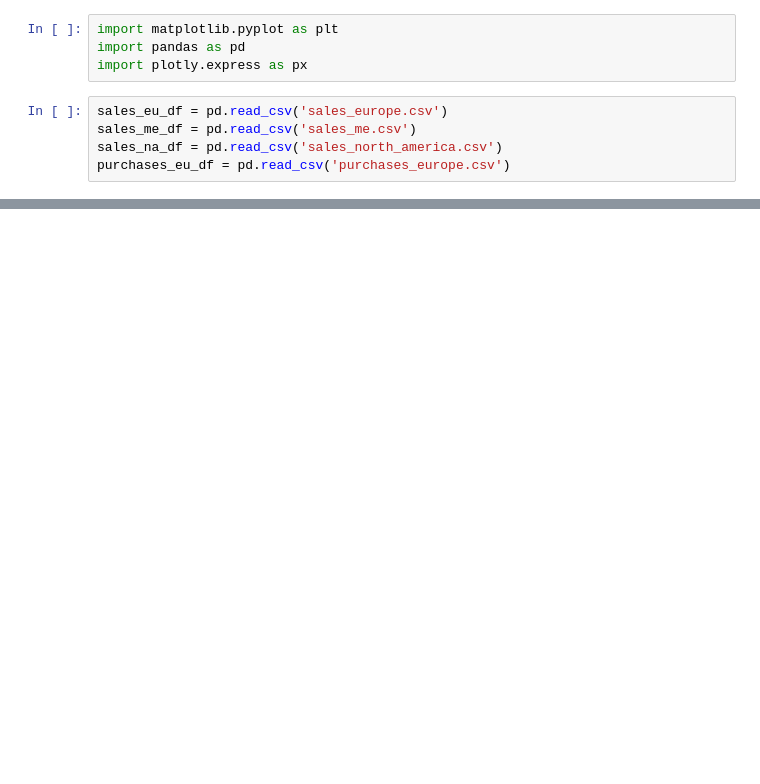
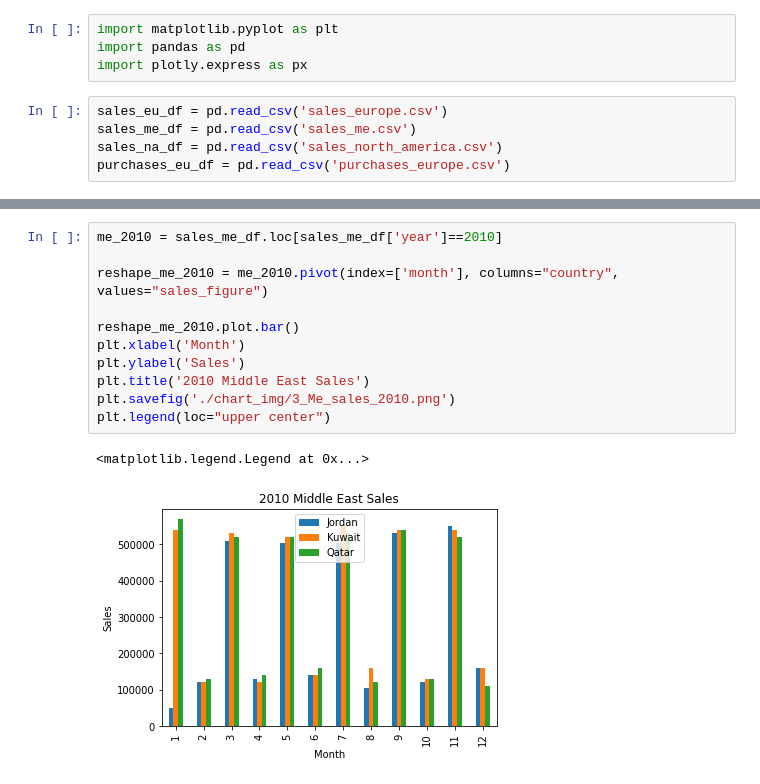
Before and after one commit to Jonty-Lees/chart_visulization_assignment, a Jupyter notebook: notebook.ipynb, the cells around one changed output, grey strips where cells are left out. Saved outputs shown, nothing was run; the diff lists cells and outputs as text; blank space fills up the shorter version.

```diff
--- a/notebook.ipynb
+++ b/notebook.ipynb
@@ -32,0 +63,14 @@ purchases_eu_df = pd.read_csv('purchases_europe.csv')
+# %%
+me_2010 = sales_me_df.loc[sales_me_df['year']==2010]
+
+reshape_me_2010 = me_2010.pivot(index=['month'], columns="country", values="sales_figure")
+
+reshape_me_2010.plot.bar()
+plt.xlabel('Month')
+plt.ylabel('Sales')
+plt.title('2010 Middle East Sales')
+plt.savefig('./chart_img/3_Me_sales_2010.png')
+plt.legend(loc="upper center")
+# %% [output]
+<matplotlib.legend.Legend at 0x...>
+[figure, added]
```
Also changed, not shown: parts of 21 cells of this notebook, 15 other files.
